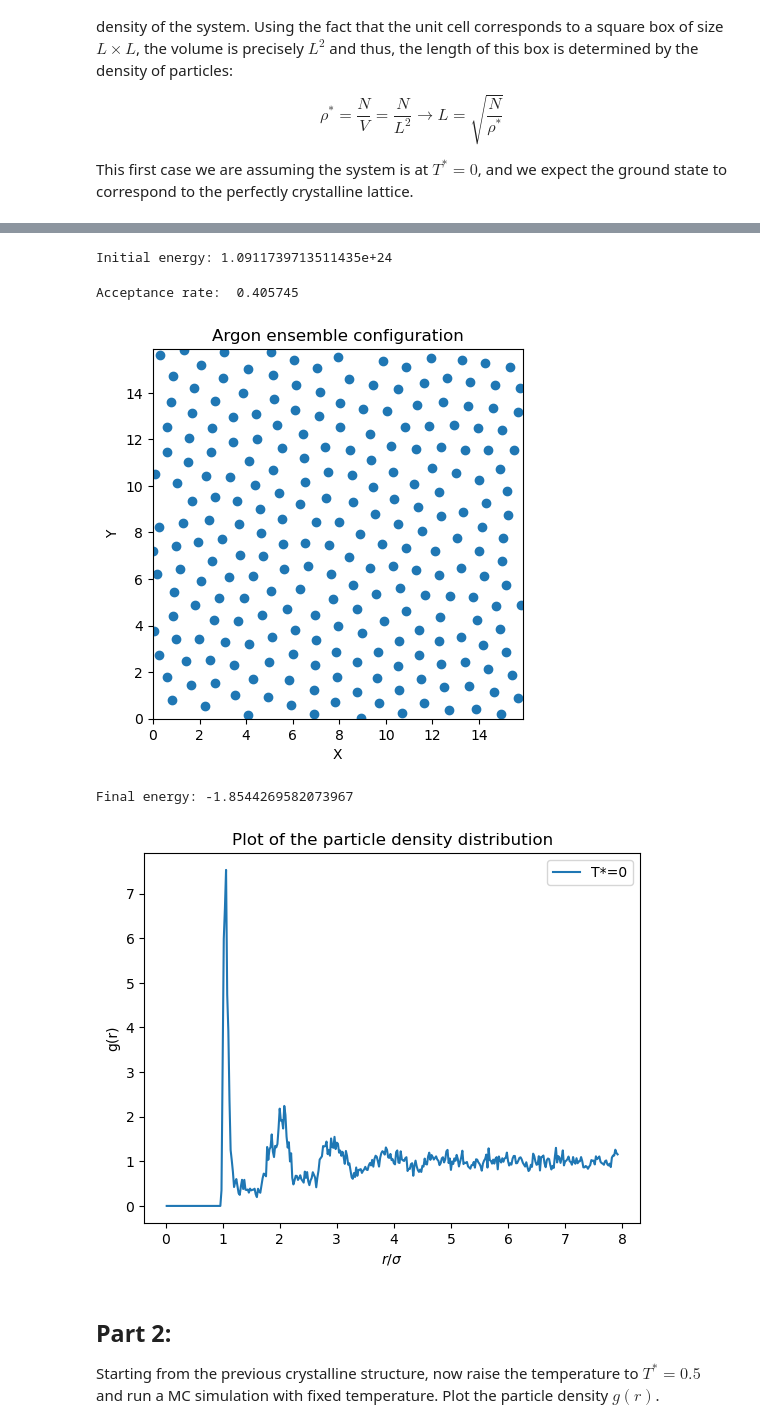
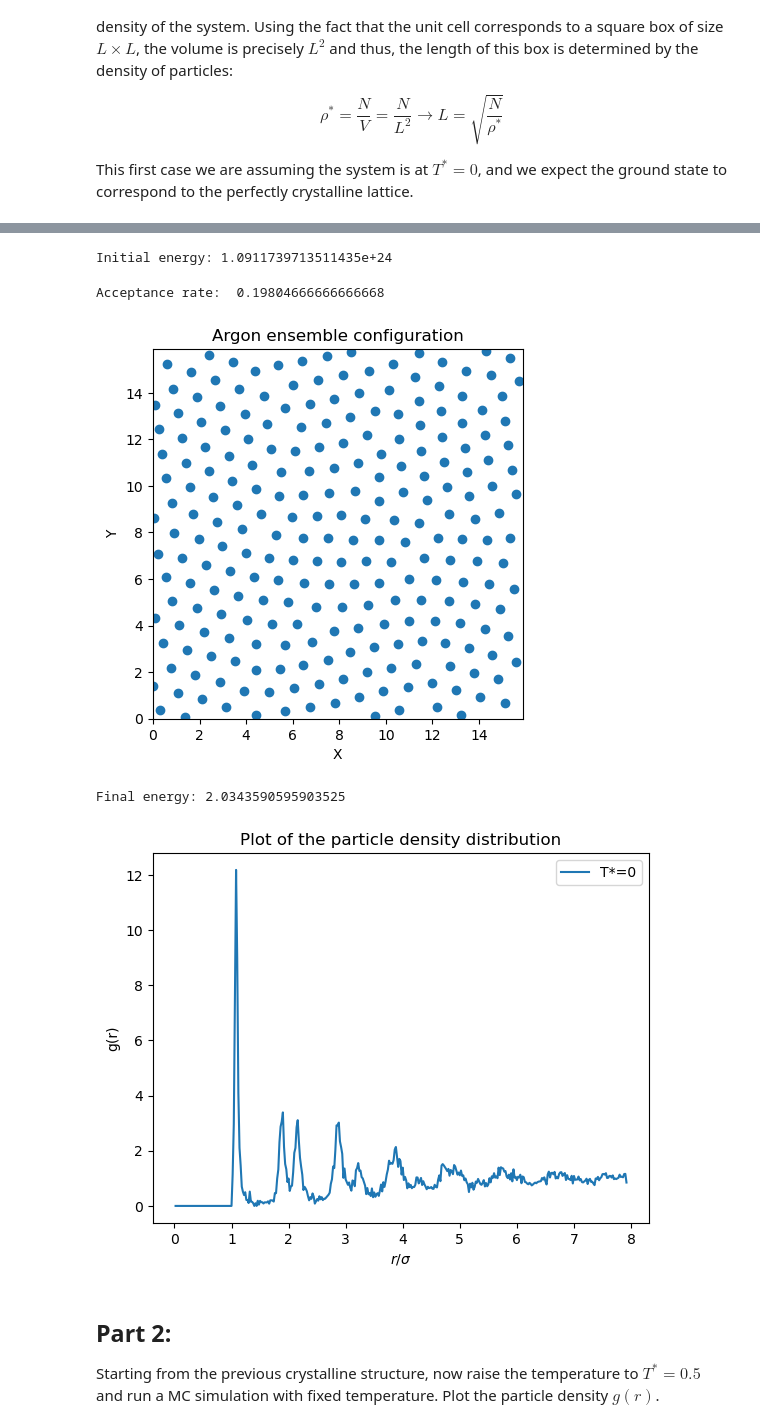
Before and after one commit to marc0797/Stochastic-Methods, a Jupyter notebook: assignments/Assignment 5.ipynb, the cells around one changed output, grey strips where cells are left out. Cells and saved outputs as stored; diff of their text form; code cells hidden in the pictures.

```diff
--- a/assignments/Assignment 5.ipynb
+++ b/assignments/Assignment 5.ipynb
@@ -166,6 +166,7 @@ class Argon:
             scale = max(dt,np.sqrt(T))
         else:
             scale = dt
+
         for epoch in tqdm(range(N_iter)):
             # Choose particle to move
             idx = np.random.randint(0,self.num_particles)
@@ -214,7 +215,7 @@ class Argon:
         # Acceptance rate
         print("Acceptance rate: ",accepted/N_iter)
 
-        self.printValues(best_solution)
+        self.printValues(self.positions)
         return best_solution, count_density/num_bins
 # %% [markdown]
 ## Part 1:
@@ -237,41 +238,41 @@ N = 242
 rho = 0.96
 # eps = 119.8/kB [J], sigma = 3.405 [A]
 
 # Number of iterations
-N_iter = 200000
+N_iter = 300000
 
 # Initial system temperature
-T = 1.0
-dt = 0.001
+T = 10.0
+dt = 0.004
 dr = 0.02
 
 # Initialize the ensemble
 crystal = Argon(N,density=rho,T=T)
 print("Initial energy:",crystal.energy(crystal.distances(crystal.positions)))
 # Find the best configuration using simulated annealing
-crystal_best_solution, crystal_density = crystal.simulatedAnnealing(N_iter=N_iter,cooldown=0.999,dt=dt,dr=dr,binning=(0.9,100))
+crystal_best_solution, crystal_density = crystal.simulatedAnnealing(N_iter=N_iter,cooldown=0.999,dt=dt,dr=dr)
 print("Final energy:",crystal.energy(crystal.distances(crystal_best_solution)) - crystal.T)
 
 # Plot the density
 rmax = crystal.L/2
 Nbins = int(rmax/dr)+1
 
 # Plot g(r)
 r_vec = np.arange(1,Nbins)*dr
 
 plt.plot(r_vec,crystal_density,label=f'T*=0')
 plt.xlabel(r"$r/\sigma$")
 plt.ylabel(r"g(r)")
 plt.title(f'Plot of the particle density distribution')
 plt.legend()
 plt.show()
 # %% [output]
 [figure]
 Initial energy: 1.0911739713511435e+24
-Acceptance rate:  0.405745
+Acceptance rate:  0.19804666666666668
-[figure, old version]
+[figure, new version]
-Final energy: -1.8544269582073967
+Final energy: 2.0343590595903525
-[figure, old version]
+[figure, new version]
 # %% [markdown]
 ## Part 2:
 
```
Also changed, not shown: parts of 15 cells of this notebook.
